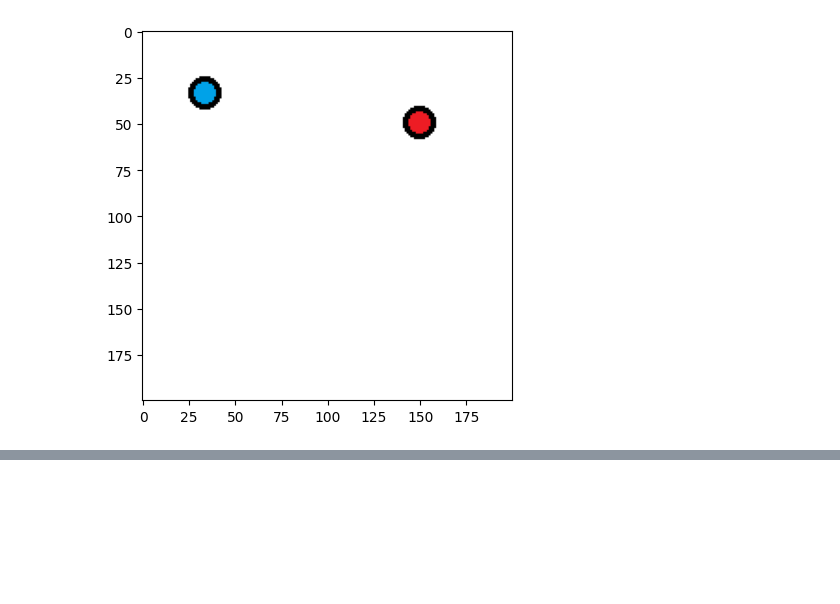
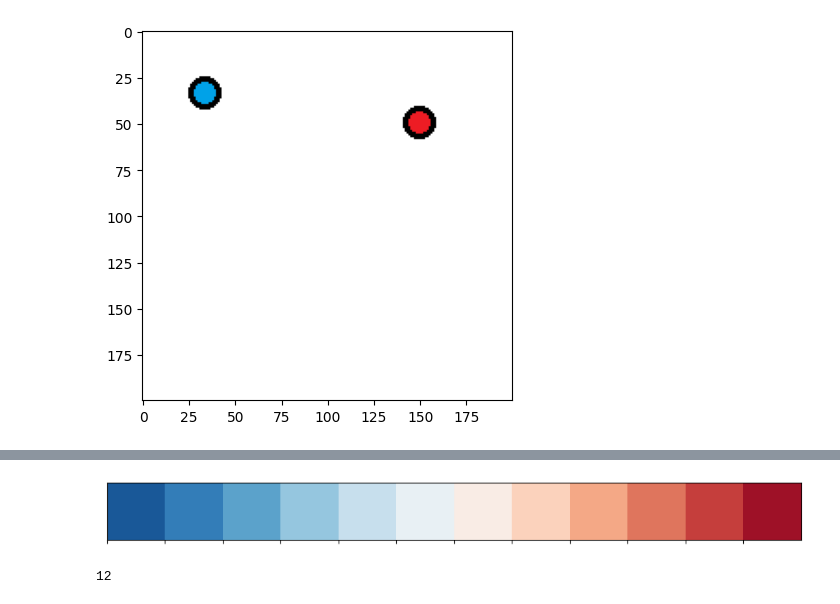
Before and after one commit to ruslanmv/How-to-create-custom-Reinforcement-Learning-environment, a Jupyter notebook: custom_game/gym-basic/1-Load-a-Custom-Gym-Environment.ipynb, the cells around one changed output, grey strips where cells are left out. Cells and saved outputs as stored; diff of their text form; code cells hidden in the pictures; blank space fills up the shorter version.

```diff
--- a/custom_game/gym-basic/1-Load-a-Custom-Gym-Environment.ipynb
+++ b/custom_game/gym-basic/1-Load-a-Custom-Gym-Environment.ipynb
@@ -1295,0 +2087,17 @@ dir(gym.spaces)
+# %%
+import pandas as pd
+df= pd.read_csv("test.csv")
+feature1=df['island'].max()
+feature2=df['project'].max()
+feature3=df['energy_consumption'].max()
+feature4=df['emp_project'].max()
+feature5=df['emp_energy_consumption'].max()
+max_colors=df['island'].max()
+low_x=int(df['x_coord'].min())
+high_x=int(df['x_coord'].max())
+low_y=int(df['y_coord'].min())
+high_y=int(df['y_coord'].max())
+possible_clicks=df.shape[0]
+pos_x=possible_clicks
+pos_y=possible_clicks
+max_sit=possible_clicks
@@ -1295,0 +2116,8 @@ dir(gym.spaces)
+# %%
+seaborn.palplot(seaborn.color_palette("RdBu_r", max_colors))
+# %% [output]
+[figure, added]
+# %%
+max_colors
+# %% [output]
+12
```
Also changed, not shown: parts of 87 cells of this notebook, 3 other files.
